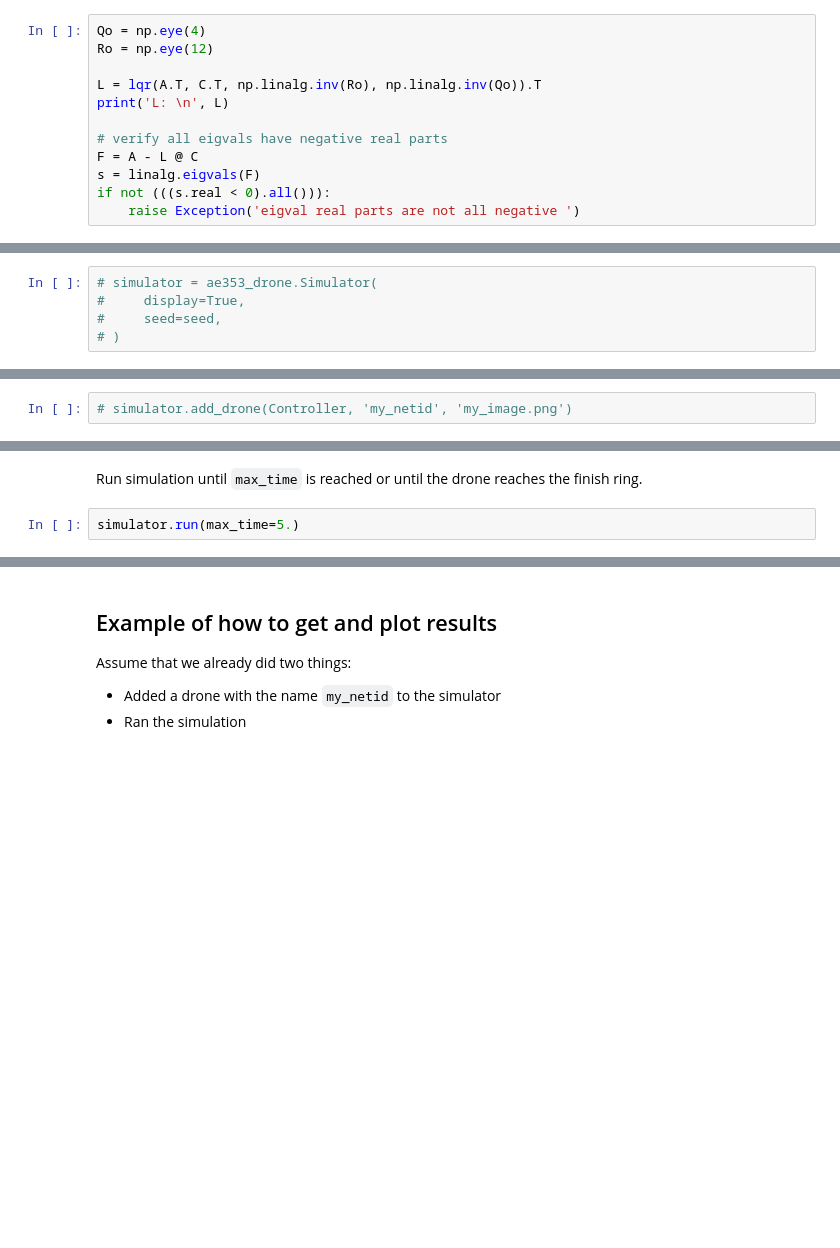
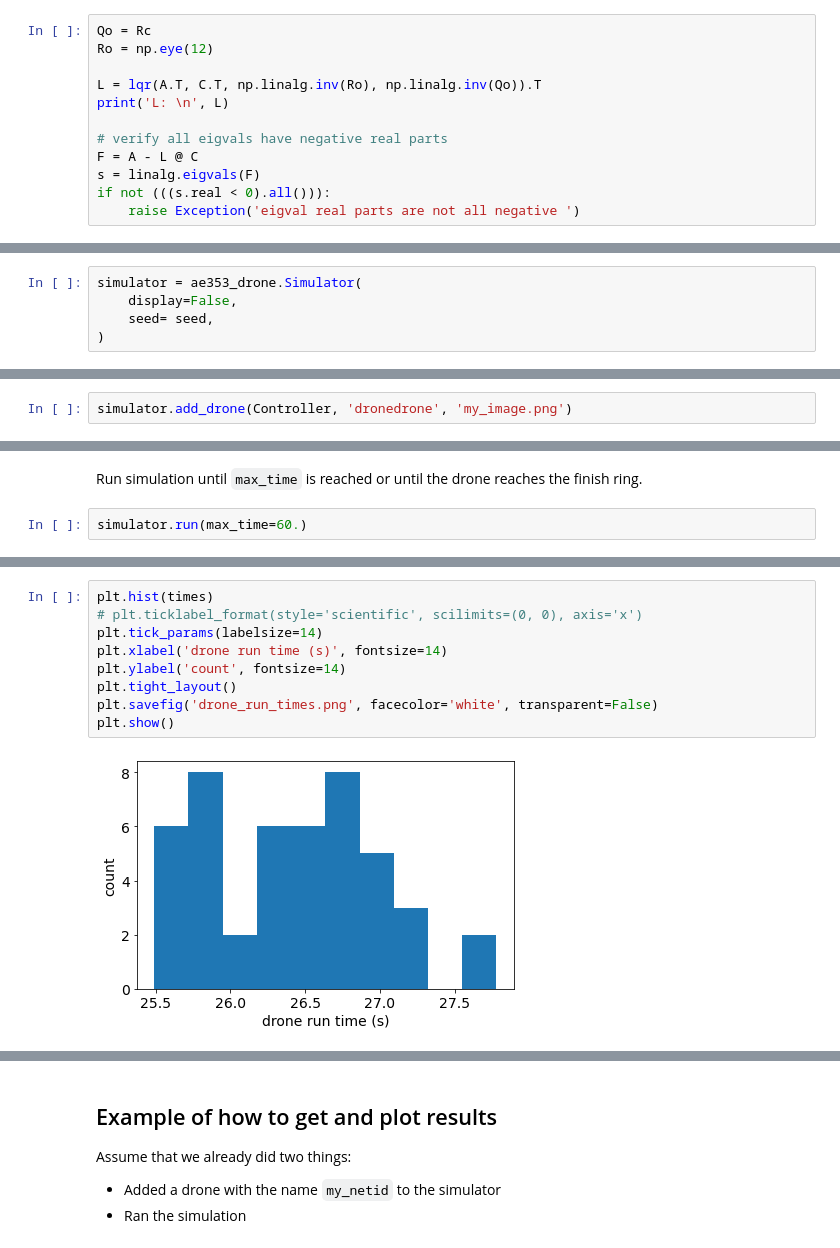
Before and after one commit to ibw2/ae353-sp22, a Jupyter notebook: projects/04_drone/DP4-Code.ipynb, the cells around one changed output, grey strips where cells are left out. Drawn from its saved outputs; the diff is of its cells as text; blank space fills up the shorter version.

Commit message:
controller implementation

```diff
--- a/projects/04_drone/DP4-Code.ipynb
+++ b/projects/04_drone/DP4-Code.ipynb
@@ -254,7 +258,7 @@ print(W_o.shape)
 # %% [output]
 (12, 48)
 # %%
-Qo = np.eye(4)
+Qo = Rc
 Ro = np.eye(12)
 
 L = lqr(A.T, C.T, np.linalg.inv(Ro), np.linalg.inv(Qo)).T
@@ -304,10 +308,10 @@ print(seed)
 # %% [markdown]
 Create simulator with seed. Restart kernel if you need to run this again.
 # %%
-# simulator = ae353_drone.Simulator(
-#     display=True,
-#     seed=seed,
-# )
+simulator = ae353_drone.Simulator(
+    display=False,
+    seed= seed,
+)
 # %% [markdown]
 ## Example of how to add a drone and run a simulation
 # %% [markdown]
@@ -383,5 +388,5 @@ You can call this function more than once, so long as you call it with a differe
 # %%
-# simulator.add_drone(Controller, 'my_netid', 'my_image.png')
+simulator.add_drone(Controller, 'dronedrone', 'my_image.png')
 # %% [markdown]
 Reset the drone (i.e., place it at a random location in the start ring).
 # %%
@@ -389,4 +395,4 @@ simulator.reset()
 # %% [markdown]
 Run simulation until `max_time` is reached or until the drone reaches the finish ring.
 # %%
-simulator.run(max_time=5.)
+simulator.run(max_time=60.)
@@ -392,0 +465,11 @@ simulator.run(max_time=5.)
+# %%
+plt.hist(times)
+# plt.ticklabel_format(style='scientific', scilimits=(0, 0), axis='x')
+plt.tick_params(labelsize=14)
+plt.xlabel('drone run time (s)', fontsize=14)
+plt.ylabel('count', fontsize=14)
+plt.tight_layout()
+plt.savefig('drone_run_times.png', facecolor='white', transparent=False)
+plt.show()
+# %% [output]
+[figure, added]
```
Also changed, not shown: parts of 22 cells of this notebook.
